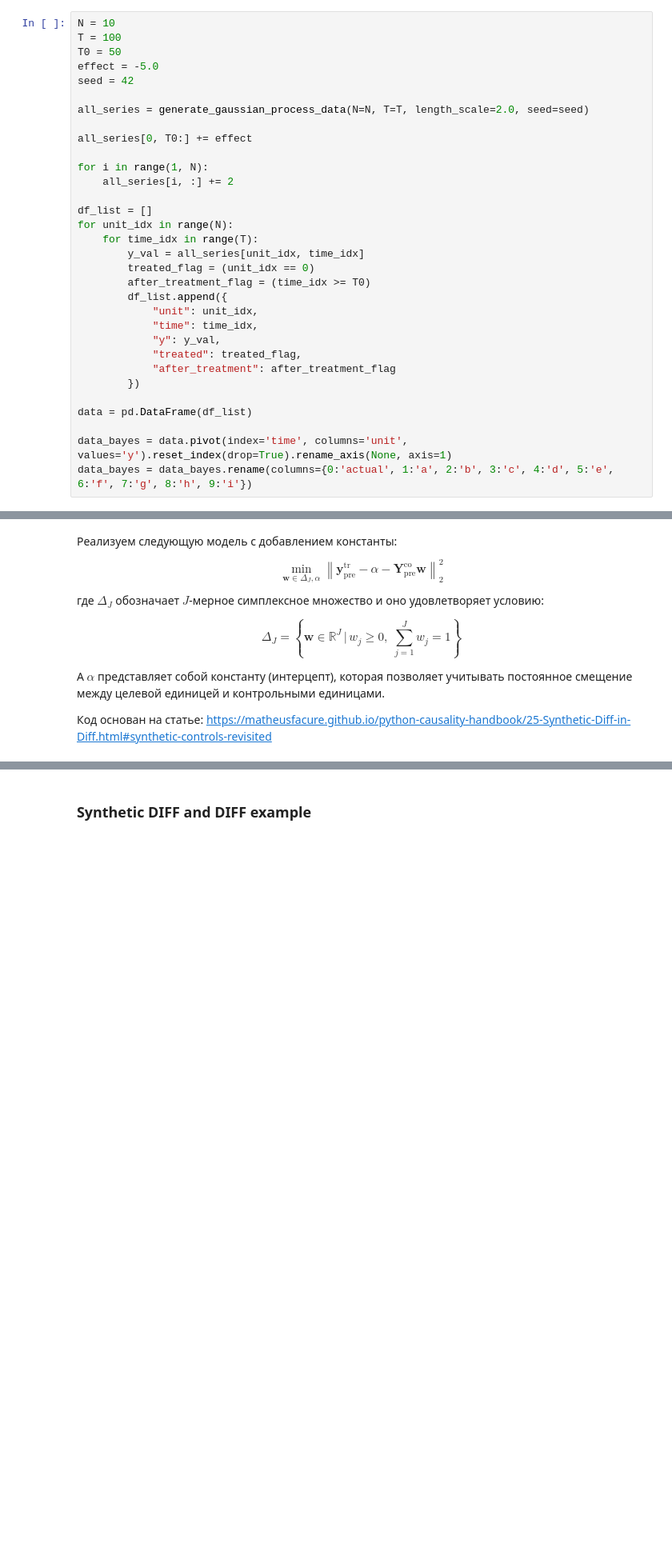
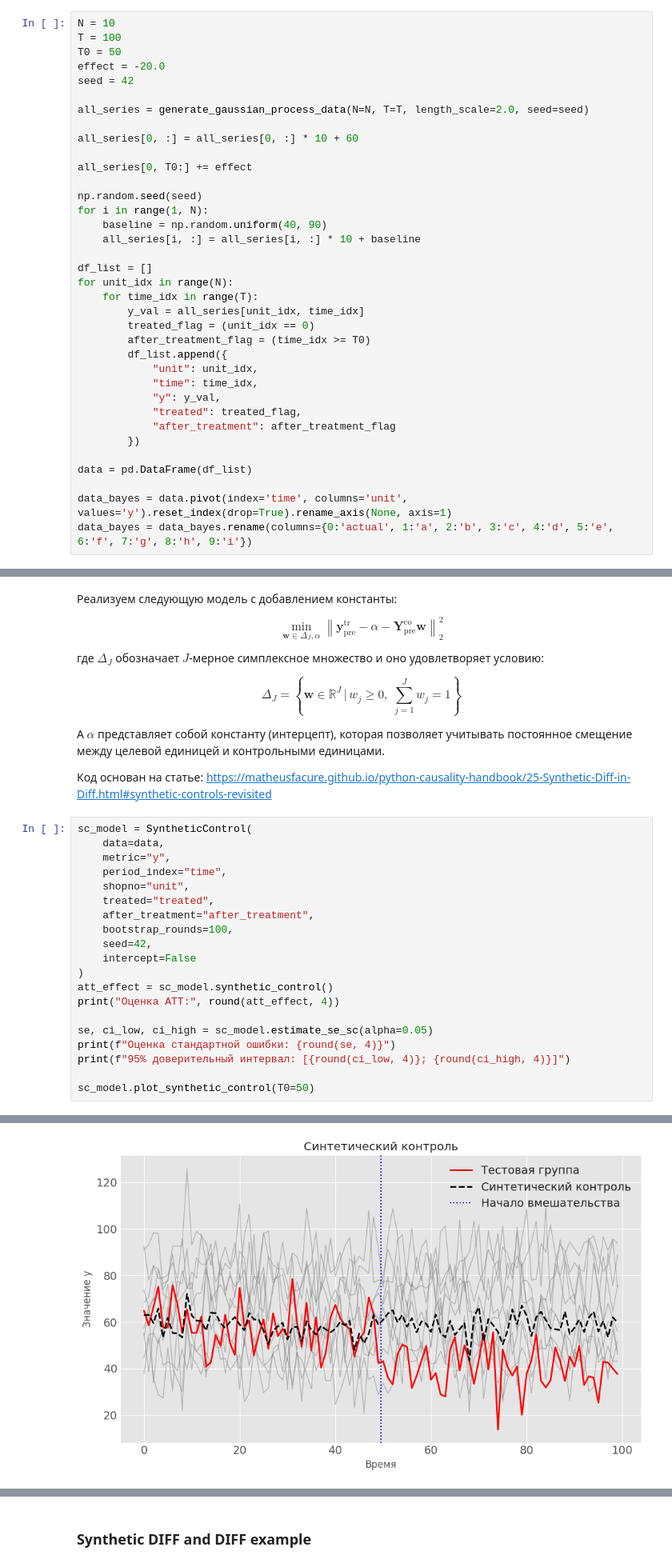
Before and after one commit to 123yaroslav/diplom, a Jupyter notebook: 01_examples.ipynb, the cells around one changed output, grey strips where cells are left out. Shown at 80% size. Cells and saved outputs as stored; diff of their text form; blank space fills up the shorter version.

```diff
--- a/01_examples.ipynb
+++ b/01_examples.ipynb
@@ -32,15 +35,19 @@ warnings.filterwarnings("ignore")
 N = 10
 T = 100
 T0 = 50
-effect = -5.0
+effect = -20.0
 seed = 42
 
 all_series = generate_gaussian_process_data(N=N, T=T, length_scale=2.0, seed=seed)
 
+all_series[0, :] = all_series[0, :] * 10 + 60
+
 all_series[0, T0:] += effect
 
+np.random.seed(seed)
 for i in range(1, N):
-    all_series[i, :] += 2
+    baseline = np.random.uniform(40, 90)
+    all_series[i, :] = all_series[i, :] * 10 + baseline
 
 df_list = []
 for unit_idx in range(N):
@@ -78,3 +85,24 @@ $$
 А $\alpha$ представляет собой константу (интерцепт), которая позволяет учитывать постоянное смещение между целевой единицей и контрольными единицами.
 
 Код основан на статье: https://matheusfacure.github.io/python-causality-handbook/25-Synthetic-Diff-in-Diff.html#synthetic-controls-revisited
+# %%
+sc_model = SyntheticControl(
+    data=data,
+    metric="y",
+    period_index="time",
+    shopno="unit",
+    treated="treated",
+    after_treatment="after_treatment",
+    bootstrap_rounds=100,
+    seed=42,
+    intercept=False
+)
+att_effect = sc_model.synthetic_control()
+print("Оценка ATT:", round(att_effect, 4))
+
+se, ci_low, ci_high = sc_model.estimate_se_sc(alpha=0.05)
+print(f"Оценка стандартной ошибки: {round(se, 4)}")
+print(f"95% доверительный интервал: [{round(ci_low, 4)}; {round(ci_high, 4)}]")
+
+sc_model.plot_synthetic_control(T0=50)
+# %% [output]
@@ -81,3 +120,4 @@ $$
+[figure, added]
 # %%
 y_co_pre = (
     data.query("treated == False and after_treatment == False")
```
Also changed, not shown: parts of 15 cells of this notebook, 3 other files.
